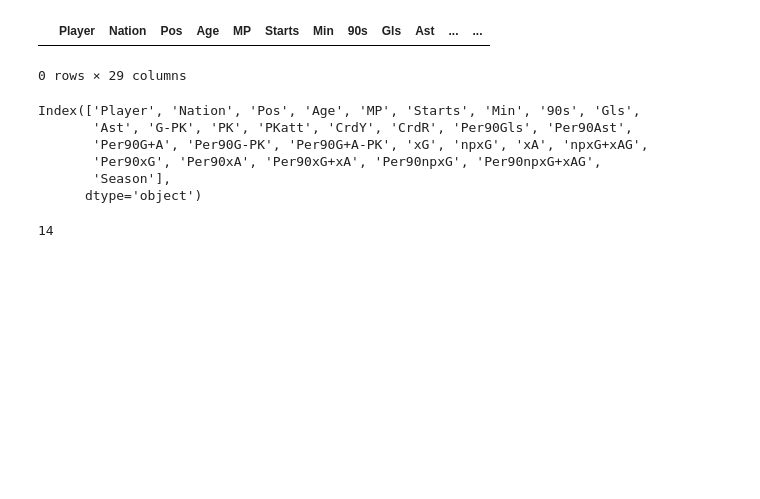
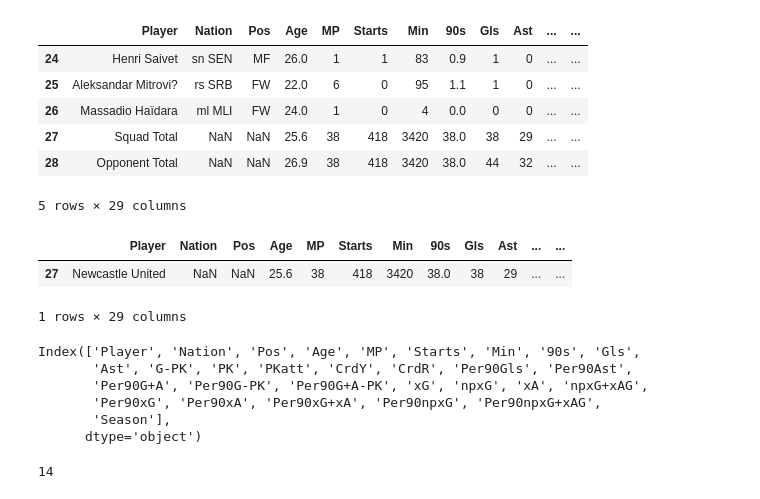
Before and after one commit to kiansweeney11/xg-data-analysis, a Jupyter notebook: season-comparisons.ipynb, the cells around one changed output. Saved outputs shown, nothing was run; the diff lists cells and outputs as text; code cells hidden in the pictures; blank space fills up the shorter version.

```diff
--- a/season-comparisons.ipynb
+++ b/season-comparisons.ipynb
@@ -76,11 +76,16 @@ season_1 = [leeds_s1, hudds_s1, bri_s1, new_s1, sheff_s1, villa_s1, wolves_s1]
 season_2 = [leeds_s2, hudds_s2, bri_s2, new_s2, sheff_s2, villa_s2, wolves_s2]
 teams = ['Leeds United', 'Huddersfield Town', 'Brighton', 'Newcastle United', 'Sheffield United', 'Aston Villa',
         'Wolves']
-# %%
-leeds_s1.loc[leeds_s1['Player'] == 'Leeds United']
-# %% [output]
-|  | Player | Nation | Pos | Age | MP | Starts | Min | 90s | Gls | Ast | ... | ... |
-0 rows × 29 columns
+# %%
+new_s1.tail()
+# %% [output]
+|  | Player | Nation | Pos | Age | MP | Starts | Min | 90s | Gls | Ast | ... | ... |
+| 24 | Henri Saivet | sn SEN | MF | 26.0 | 1 | 1 | 83 | 0.9 | 1 | 0 | ... | ... |
+| 25 | Aleksandar Mitrovi? | rs SRB | FW | 22.0 | 6 | 0 | 95 | 1.1 | 1 | 0 | ... | ... |
+| 26 | Massadio Haïdara | ml MLI | FW | 24.0 | 1 | 0 | 4 | 0.0 | 0 | 0 | ... | ... |
+| 27 | Squad Total | NaN | NaN | 25.6 | 38 | 418 | 3420 | 38.0 | 38 | 29 | ... | ... |
+| 28 | Opponent Total | NaN | NaN | 26.9 | 38 | 418 | 3420 | 38.0 | 44 | 32 | ... | ... |
+5 rows × 29 columns
 # %%
 def replace_value(dfs):
     for i in range(len(dfs)):
@@ -88,6 +93,12 @@ def replace_value(dfs):
 # %%
 replace_value(season_1)
 replace_value(season_2)
+# %%
+new_s1.loc[new_s1['Player'] == 'Newcastle United']
+# %% [output]
+|  | Player | Nation | Pos | Age | MP | Starts | Min | 90s | Gls | Ast | ... | ... |
+| 27 | Newcastle United | NaN | NaN | 25.6 | 38 | 418 | 3420 | 38.0 | 38 | 29 | ... | ... |
+1 rows × 29 columns
 # %%
 for i in range(len(season_1)):
     lst = []
```
Also changed, not shown: parts of 7 cells of this notebook.
